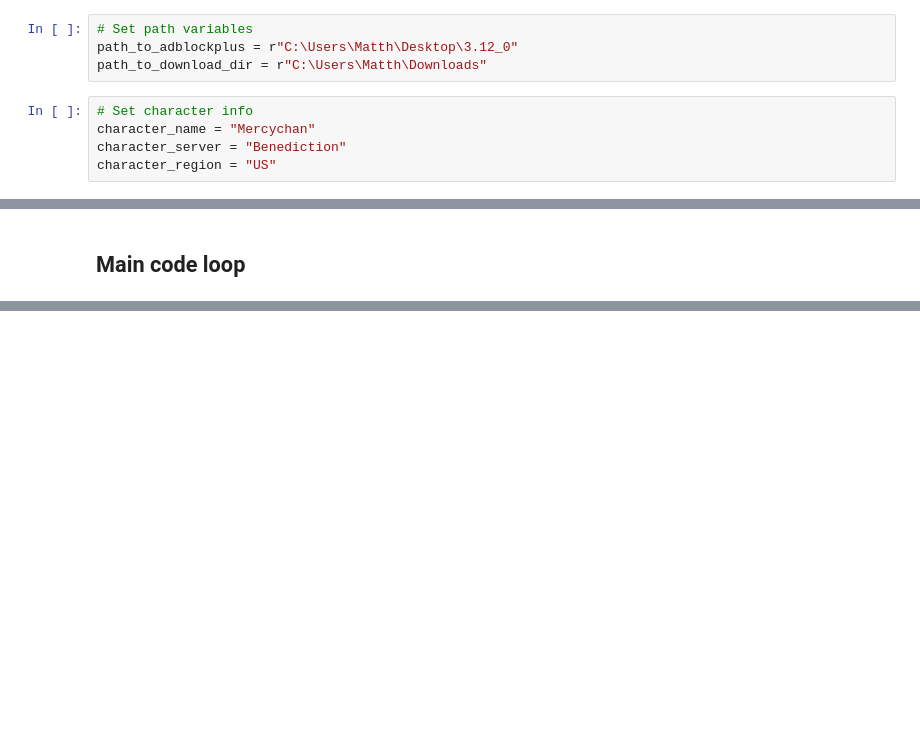
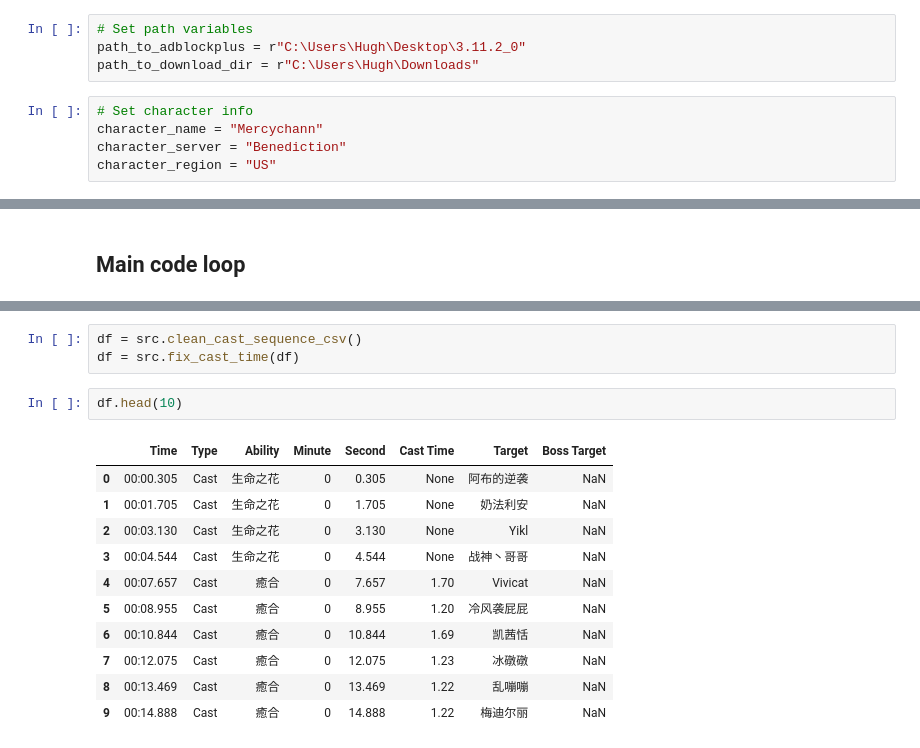
Before and after one commit to msdec321/DataAnalysisWorkbooks, a Jupyter notebook: warcraftLogs/specific_character_scraper.ipynb, the cells around one changed output, grey strips where cells are left out. Cells and saved outputs as stored; diff of their text form; blank space fills up the shorter version.

```diff
--- a/warcraftLogs/specific_character_scraper.ipynb
+++ b/warcraftLogs/specific_character_scraper.ipynb
@@ -19,10 +19,10 @@ reload(src)
 ## Configurations
 # %%
 # Set path variables
-path_to_adblockplus = r"C:\Users\Matth\Desktop\3.12_0"
-path_to_download_dir = r"C:\Users\Matth\Downloads"
+path_to_adblockplus = r"C:\Users\Hugh\Desktop\3.11.2_0"
+path_to_download_dir = r"C:\Users\Hugh\Downloads"
 # %%
 # Set character info
-character_name = "Mercychan"
+character_name = "Mercychann"
 character_server = "Benediction"
 character_region = "US"
@@ -157,0 +207,17 @@ Tanks: ['Hilfedanke', 'Formulatank']
+# %%
+df = src.clean_cast_sequence_csv()
+df = src.fix_cast_time(df)
+# %%
+df.head(10)
+# %% [output]
+|  | Time | Type | Ability | Minute | Second | Cast Time | Target | Boss Target |
+| 0 | 00:00.305 | Cast | 生命之花 | 0 | 0.305 | None | 阿布的逆袭 | NaN |
+| 1 | 00:01.705 | Cast | 生命之花 | 0 | 1.705 | None | 奶法利安 | NaN |
+| 2 | 00:03.130 | Cast | 生命之花 | 0 | 3.130 | None | Yikl | NaN |
+| 3 | 00:04.544 | Cast | 生命之花 | 0 | 4.544 | None | 战神丶哥哥 | NaN |
+| 4 | 00:07.657 | Cast | 癒合 | 0 | 7.657 | 1.70 | Vivicat | NaN |
+| 5 | 00:08.955 | Cast | 癒合 | 0 | 8.955 | 1.20 | 冷风袭屁屁 | NaN |
+| 6 | 00:10.844 | Cast | 癒合 | 0 | 10.844 | 1.69 | 凯茜恬 | NaN |
+| 7 | 00:12.075 | Cast | 癒合 | 0 | 12.075 | 1.23 | 冰礅礅 | NaN |
+| 8 | 00:13.469 | Cast | 癒合 | 0 | 13.469 | 1.22 | 乱嘣嘣 | NaN |
+| 9 | 00:14.888 | Cast | 癒合 | 0 | 14.888 | 1.22 | 梅迪尔丽 | NaN |
```
Also changed, not shown: parts of 8 cells of this notebook, 1 other file.
